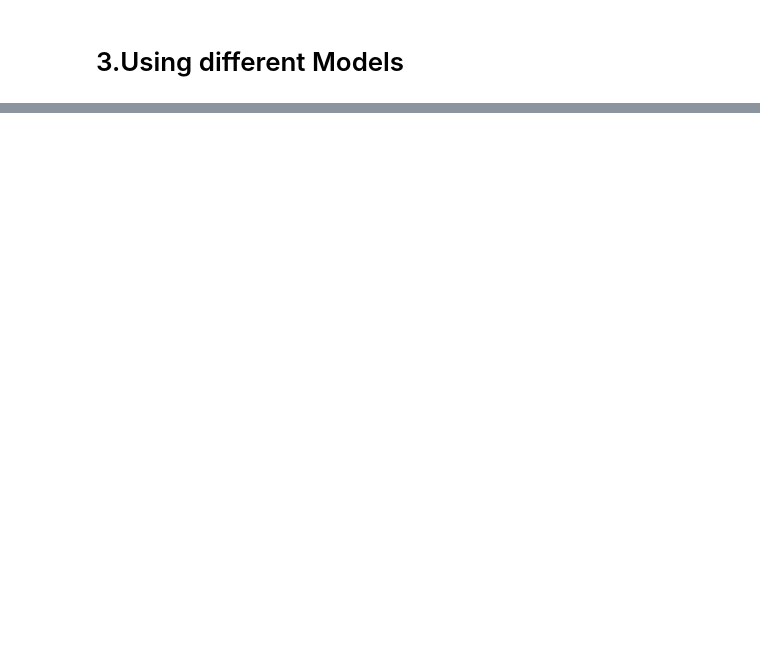
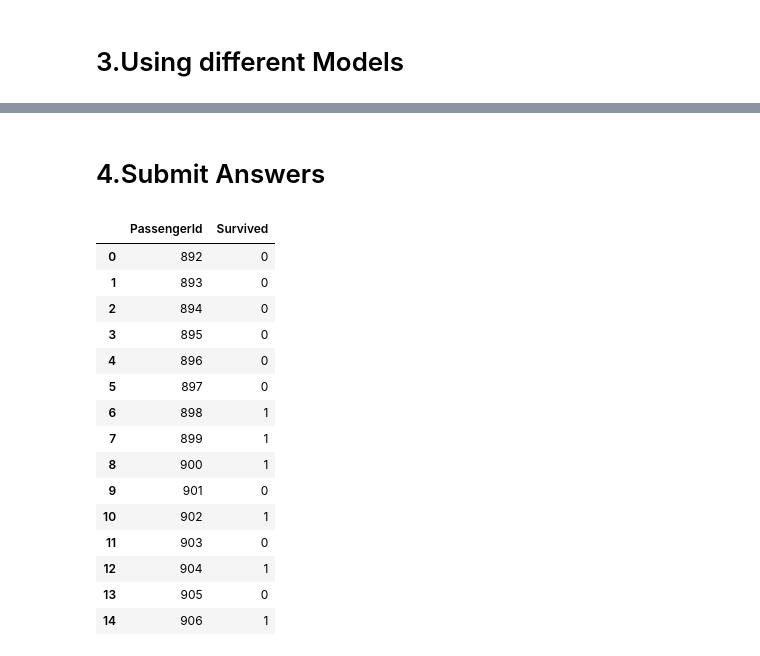
Before and after one commit to Sadeqsoli/ClassicTitanic, a Jupyter notebook: classic-titanic.ipynb, the cells around one changed output, grey strips where cells are left out. Drawn from its saved outputs; the diff is of its cells as text; code cells hidden in the pictures; blank space fills up the shorter version.

Commit message:
Kaggle Notebook | Classic_Titanic | Version 4

```diff
--- a/classic-titanic.ipynb
+++ b/classic-titanic.ipynb
@@ -367,0 +370,12 @@ sns.heatmap(numeric_columns.corr(),linewidths=0.1,vmax=1.0,
+# %%
+from sklearn.tree import DecisionTreeClassifier
+
+# Initialize a Decision Tree Classifier
+model = DecisionTreeClassifier()
+
+# Train the model
+model.fit(train, survived_train)
+
+# Make predictions on the test set
+predictions = model.predict(test)
+predictions
@@ -367,0 +402,26 @@ sns.heatmap(numeric_columns.corr(),linewidths=0.1,vmax=1.0,
+# %% [markdown]
+# 4.Submit Answers
+# %%
+df_predictions = pd.DataFrame()
+df_predictions['PassengerId'] = pd.Series(testPassengerIds.T.values)
+df_predictions['Survived'] = pd.Series(predictions)
+# df_predictions.Survived = np.where(df_predictions.Survived==1,True,False)
+df_predictions.to_csv("1st_ClassicTitanic_Attempt.csv", sep=',', index=False)
+df_predictions.head(15)
+# %% [output]
+|  | PassengerId | Survived |
+| 0 | 892 | 0 |
+| 1 | 893 | 0 |
+| 2 | 894 | 0 |
+| 3 | 895 | 0 |
+| 4 | 896 | 0 |
+| 5 | 897 | 0 |
+| 6 | 898 | 1 |
+| 7 | 899 | 1 |
+| 8 | 900 | 1 |
+| 9 | 901 | 0 |
+| 10 | 902 | 1 |
+| 11 | 903 | 0 |
+| 12 | 904 | 1 |
+| 13 | 905 | 0 |
+| 14 | 906 | 1 |
```
Also changed, not shown: parts of 5 cells of this notebook.
